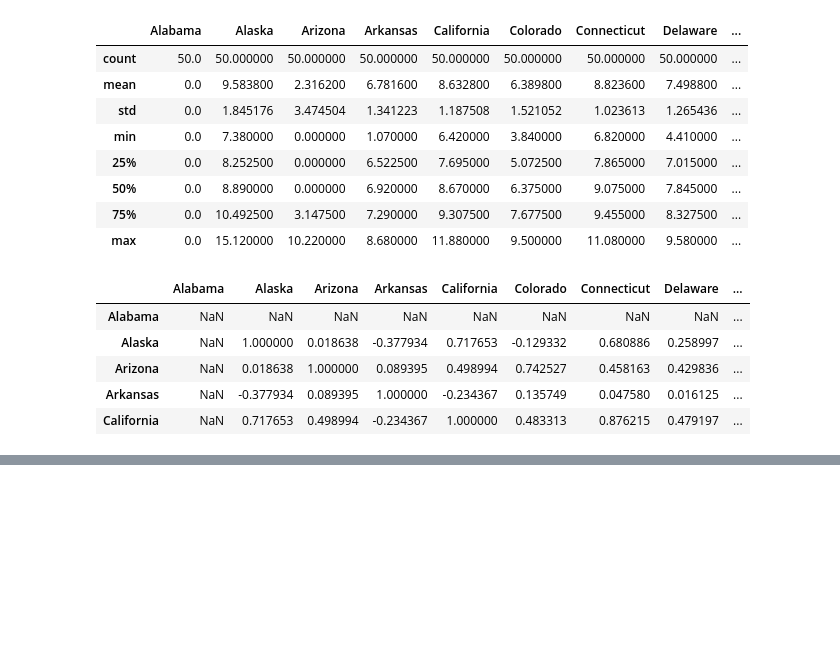
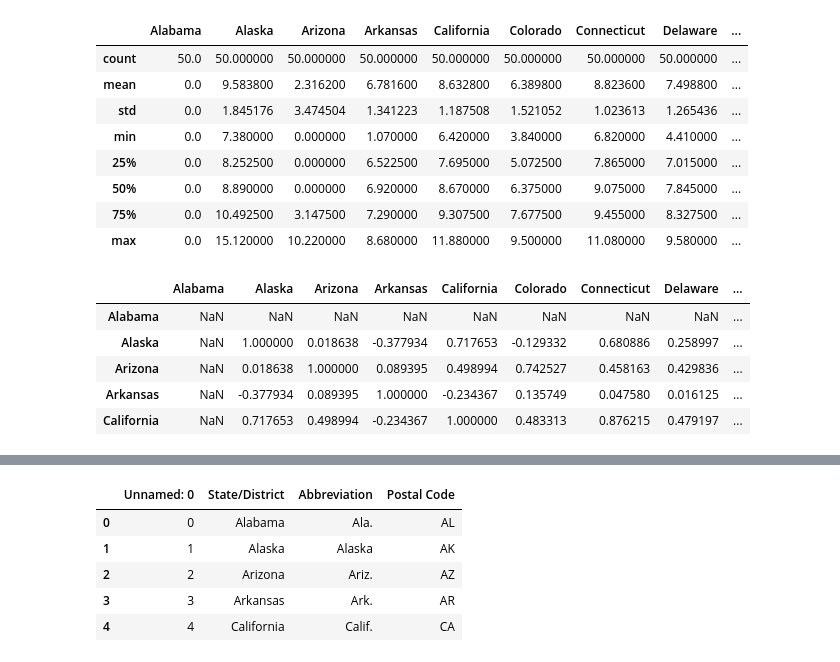
Before and after one commit to charu11/data_analysing_python, a Jupyter notebook: data_anlyse_p2.ipynb, the cells around one changed output, grey strips where cells are left out. Saved outputs shown, nothing was run; the diff lists cells and outputs as text; code cells hidden in the pictures; blank space fills up the shorter version.

```diff
--- a/data_anlyse_p2.ipynb
+++ b/data_anlyse_p2.ipynb
@@ -88,0 +119,7 @@ grouped_issue.get_group('Alabama').head()
+# %%
+import requests
+web = requests.get('https://www.infoplease.com/state-abbreviations-and-state-postal-codes')
+dfs = pd.read_html(web.text)
+
+for df in dfs:
+  print(df.head())
@@ -88,0 +139,17 @@ grouped_issue.get_group('Alabama').head()
+# %%
+state_abbv = dfs[0]
+state_abbv.head()
+
+#save the data frame
+state_abbv.to_csv('/content/drive/My Drive/data_analysis_python/state_abbv.csv')
+
+state_abbv = pd.read_csv('/content/drive/My Drive/data_analysis_python/state_abbv.csv')
+state_abbv[["State/District", "Postal Code"]].to_csv("/content/drive/My Drive/data_analysis_python/state_abbv.csv", index=False)  # index in this case is worthless
+state_abbv.head()
+# %% [output]
+|  | Unnamed: 0 | State/District | Abbreviation | Postal Code |
+| 0 | 0 | Alabama | Ala. | AL |
+| 1 | 1 | Alaska | Alaska | AK |
+| 2 | 2 | Arizona | Ariz. | AZ |
+| 3 | 3 | Arkansas | Ark. | AR |
+| 4 | 4 | California | Calif. | CA |
```
Also changed, not shown: parts of 10 cells of this notebook.
